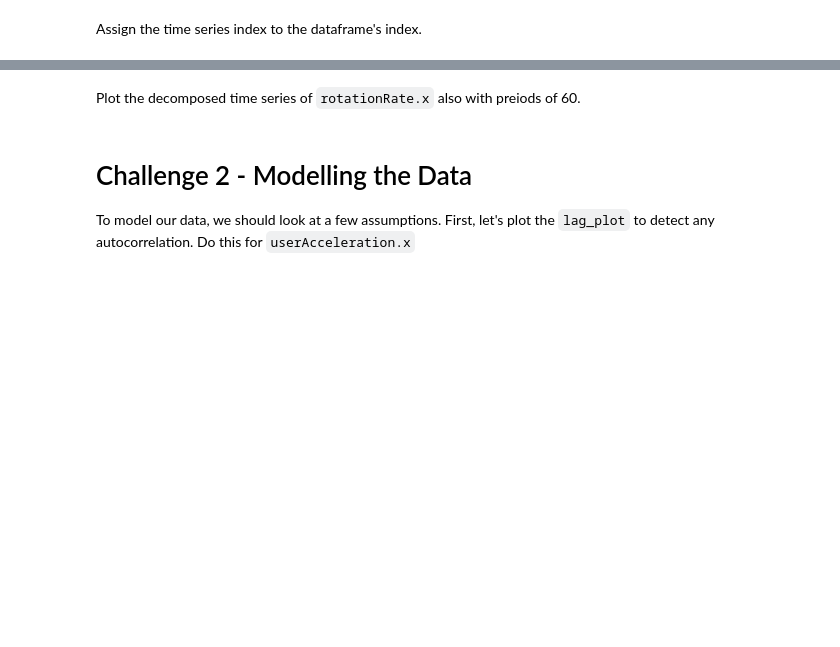
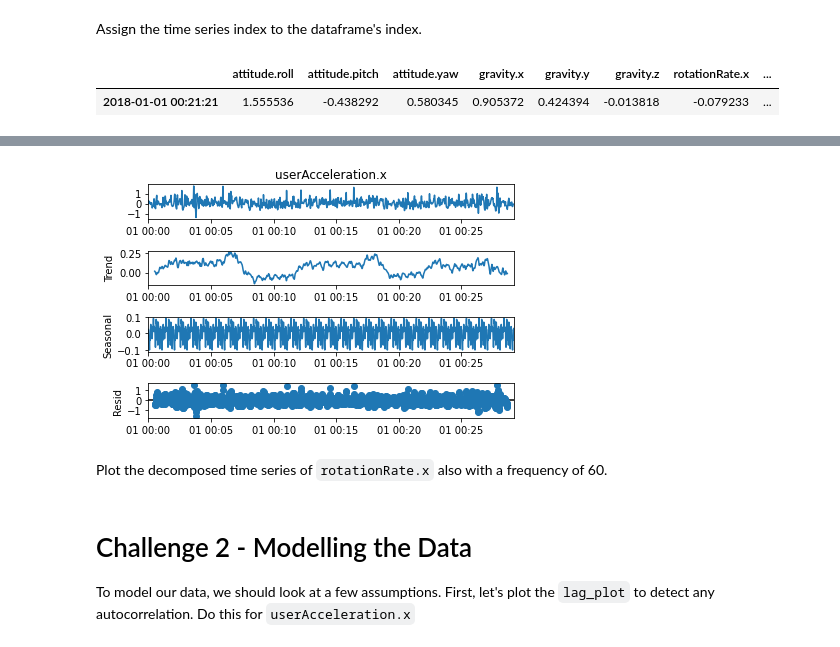
Before and after one commit to Ironhack-data-bcn-january-2023/lab-time-series, a Jupyter notebook: your-code/main.ipynb, the cells around one changed output, grey strips where cells are left out. Drawn from its saved outputs; the diff is of its cells as text; code cells hidden in the pictures; blank space fills up the shorter version.

```diff
--- a/your-code/main.ipynb
+++ b/your-code/main.ipynb
@@ -34,0 +49,4 @@ To perform time series analysis on the data, we must change the index from a ran
+# %%
+# Your code here:
+index_sensor = pd.date_range("01/01/2018 00:00:00", "01/01/2018 00:29:10", periods=(sensor.shape[0]))
+index_sensor
@@ -39,3 +68,10 @@ Assign the time series index to the dataframe's index.
+# %%
+sensor.set_index(index_sensor, inplace=True)
+# %%
+sensor.sample()
+# %% [output]
+|  | attitude.roll | attitude.pitch | attitude.yaw | gravity.x | gravity.y | gravity.z | rotationRate.x | ... |
+| 2018-01-01 00:21:21 | 1.555536 | -0.438292 | 0.580345 | 0.905372 | 0.424394 | -0.013818 | -0.079233 | ... |
 # %% [markdown]
 Our next step is to decompose the time series and evaluate the patterns in the data. Load the `statsmodels.api` submodule and plot the decomposed plot of `userAcceleration.x`. Set `freq=60` in the `seasonal_decompose` function. Your graph should look like the one below.
 
@@ -45,5 +85,12 @@ Our next step is to decompose the time series and evaluate the patterns in the d
+# %%
+# Your code here:
+res = seasonal_decompose(sensor["userAcceleration.x"],period=60, model="additive")
+
+res.plot();
+# %% [output]
+[figure, added]
 # %% [markdown]
-Plot the decomposed time series of `rotationRate.x` also with preiods of 60.
+Plot the decomposed time series of `rotationRate.x` also with a frequency of 60.
 # %% [markdown]
 # Challenge 2 - Modelling the Data
 
```
Also changed, not shown: parts of 26 cells of this notebook.
